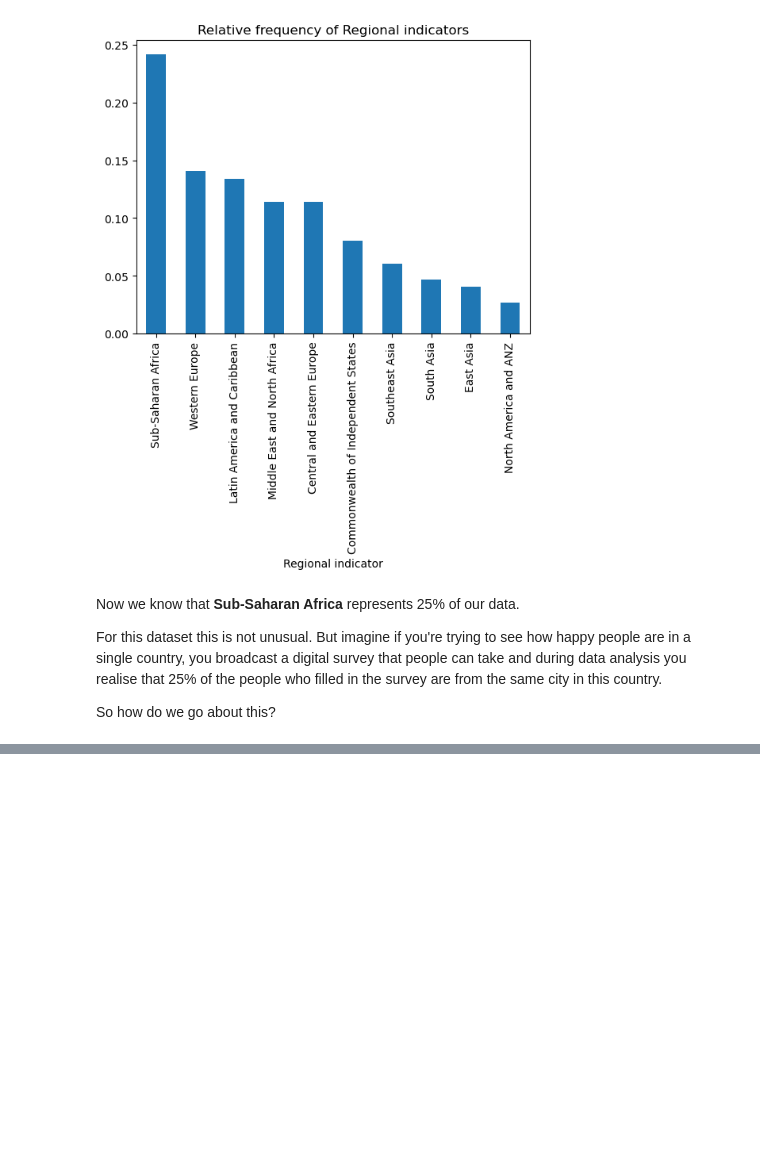
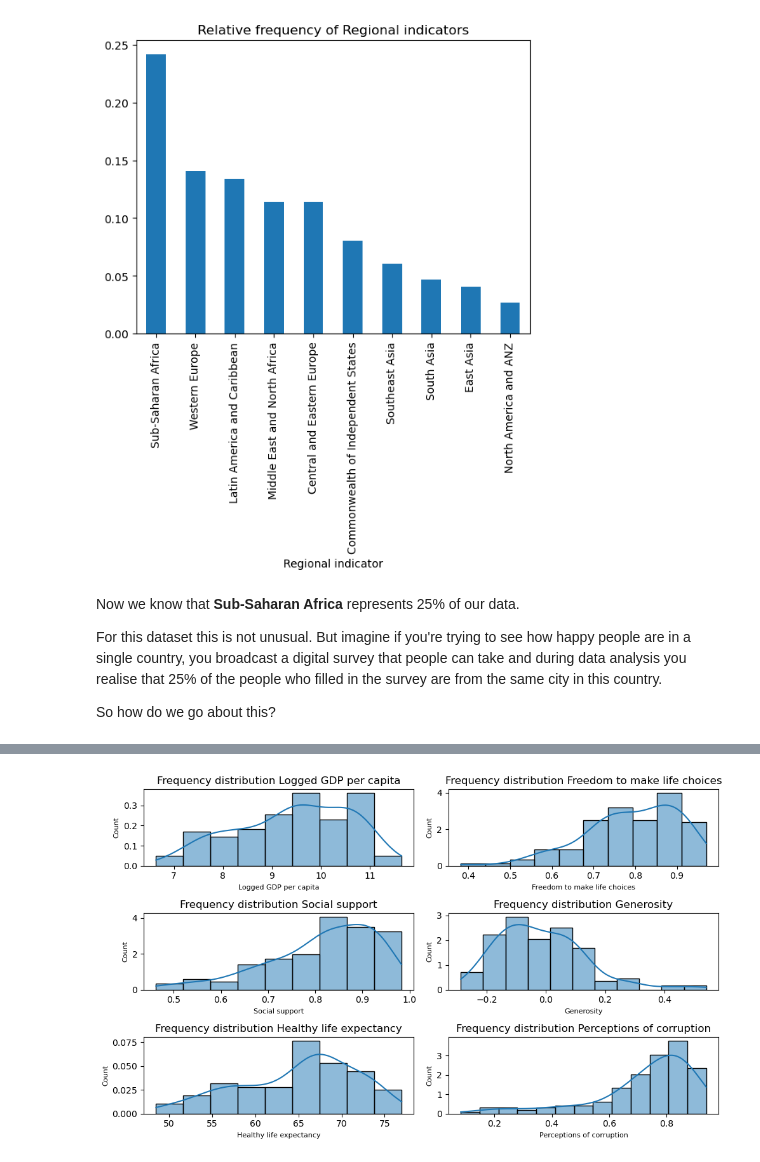
Before and after one commit to faizuddin/python-workshop, a Jupyter notebook: intro-to-data-analysis/eda-whr.ipynb, the cells around one changed output, grey strips where cells are left out. Drawn from its saved outputs; the diff is of its cells as text; code cells hidden in the pictures; blank space fills up the shorter version.

```diff
--- a/intro-to-data-analysis/eda-whr.ipynb
+++ b/intro-to-data-analysis/eda-whr.ipynb
@@ -246,0 +281,27 @@ So how do we go about this?
+# %%
+# required libraries
+import matplotlib.pyplot as plt
+import seaborn as sns
+
+# column name in our dataset
+columns = ['Logged GDP per capita', 'Social support', 'Healthy life expectancy', 'Freedom to make life choices', 'Generosity', 'Perceptions of corruption']
+
+# determine number of rows
+scols = int(len(columns)/2)
+srows = 2
+
+# grid of plots
+fig, axes = plt.subplots(scols, srows, figsize=(10,6))
+
+for i, col in enumerate(columns):
+    ax_col = int(i%scols)
+    ax_row = int(i/scols)
+
+    sns.histplot(data=df[col], kde=True, stat="density", ax=axes[ax_col, ax_row])
+    axes[ax_col, ax_row].set_title('Frequency distribution '+ col, fontsize=12)
+    axes[ax_col, ax_row].set_xlabel(col, fontsize=8)
+    axes[ax_col, ax_row].set_ylabel('Count', fontsize=8)
+
+fig.tight_layout()
+# %% [output]
+[figure, added]
```
Also changed, not shown: parts of 21 cells of this notebook.
